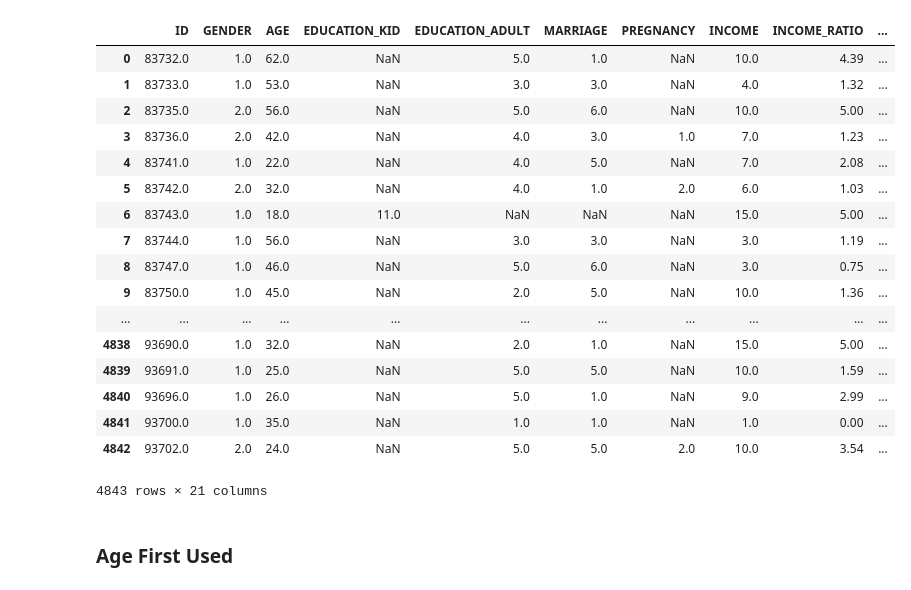
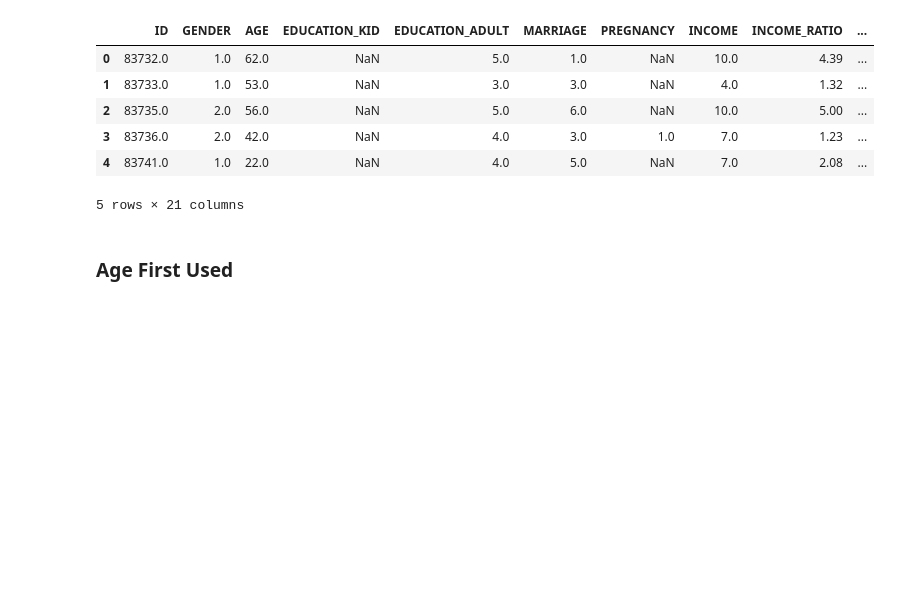
Before and after one commit to gthein/COGS108-FinalProject, a Jupyter notebook: Analysis_Diana.ipynb, the cells around one changed output. Saved outputs shown, nothing was run; the diff lists cells and outputs as text; code cells hidden in the pictures; blank space fills up the shorter version.

```diff
--- a/Analysis_Diana.ipynb
+++ b/Analysis_Diana.ipynb
@@ -15,26 +15,15 @@ import seaborn as sns
 # %%
 filename="cleaned_marijuana_data.csv"
 df = pd.read_csv(filename, index_col=0)
-df
+df.head()
 # %% [output]
 |  | ID | GENDER | AGE | EDUCATION_KID | EDUCATION_ADULT | MARRIAGE | PREGNANCY | INCOME | INCOME_RATIO | ... |
 | 0 | 83732.0 | 1.0 | 62.0 | NaN | 5.0 | 1.0 | NaN | 10.0 | 4.39 | ... |
 | 1 | 83733.0 | 1.0 | 53.0 | NaN | 3.0 | 3.0 | NaN | 4.0 | 1.32 | ... |
 | 2 | 83735.0 | 2.0 | 56.0 | NaN | 5.0 | 6.0 | NaN | 10.0 | 5.00 | ... |
 | 3 | 83736.0 | 2.0 | 42.0 | NaN | 4.0 | 3.0 | 1.0 | 7.0 | 1.23 | ... |
 | 4 | 83741.0 | 1.0 | 22.0 | NaN | 4.0 | 5.0 | NaN | 7.0 | 2.08 | ... |
-| 5 | 83742.0 | 2.0 | 32.0 | NaN | 4.0 | 1.0 | 2.0 | 6.0 | 1.03 | ... |
-| 6 | 83743.0 | 1.0 | 18.0 | 11.0 | NaN | NaN | NaN | 15.0 | 5.00 | ... |
-| 7 | 83744.0 | 1.0 | 56.0 | NaN | 3.0 | 3.0 | NaN | 3.0 | 1.19 | ... |
-| 8 | 83747.0 | 1.0 | 46.0 | NaN | 5.0 | 6.0 | NaN | 3.0 | 0.75 | ... |
-| 9 | 83750.0 | 1.0 | 45.0 | NaN | 2.0 | 5.0 | NaN | 10.0 | 1.36 | ... |
-| ... | ... | ... | ... | ... | ... | ... | ... | ... | ... | ... |
-| 4838 | 93690.0 | 1.0 | 32.0 | NaN | 2.0 | 1.0 | NaN | 15.0 | 5.00 | ... |
-| 4839 | 93691.0 | 1.0 | 25.0 | NaN | 5.0 | 5.0 | NaN | 10.0 | 1.59 | ... |
-| 4840 | 93696.0 | 1.0 | 26.0 | NaN | 5.0 | 1.0 | NaN | 9.0 | 2.99 | ... |
-| 4841 | 93700.0 | 1.0 | 35.0 | NaN | 1.0 | 1.0 | NaN | 1.0 | 0.00 | ... |
-| 4842 | 93702.0 | 2.0 | 24.0 | NaN | 5.0 | 5.0 | 2.0 | 10.0 | 3.54 | ... |
-4843 rows × 21 columns
+5 rows × 21 columns
 # %%
 #desc = df.describe()
 # %% [markdown]
```
Also changed, not shown: parts of 1 cell of this notebook, 2 other files.
